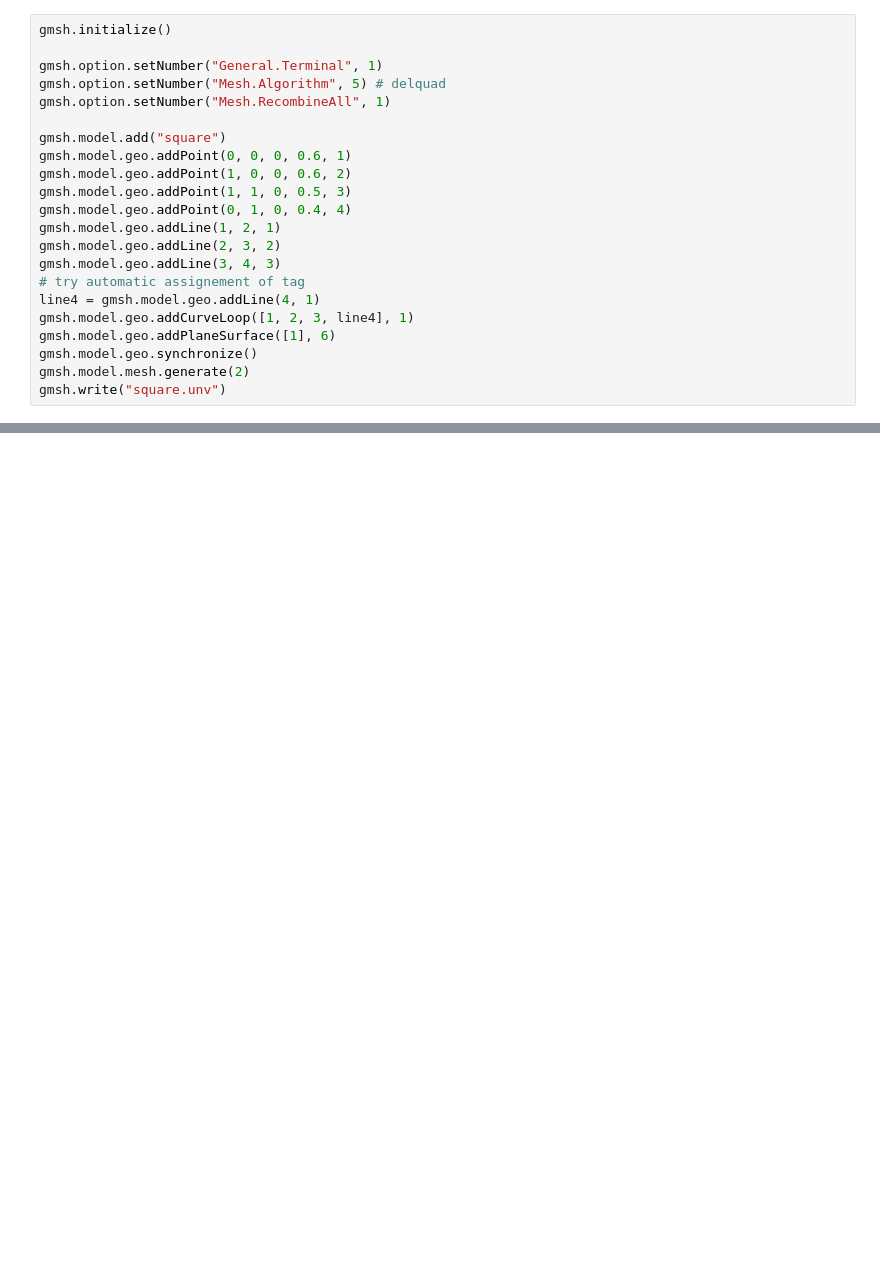
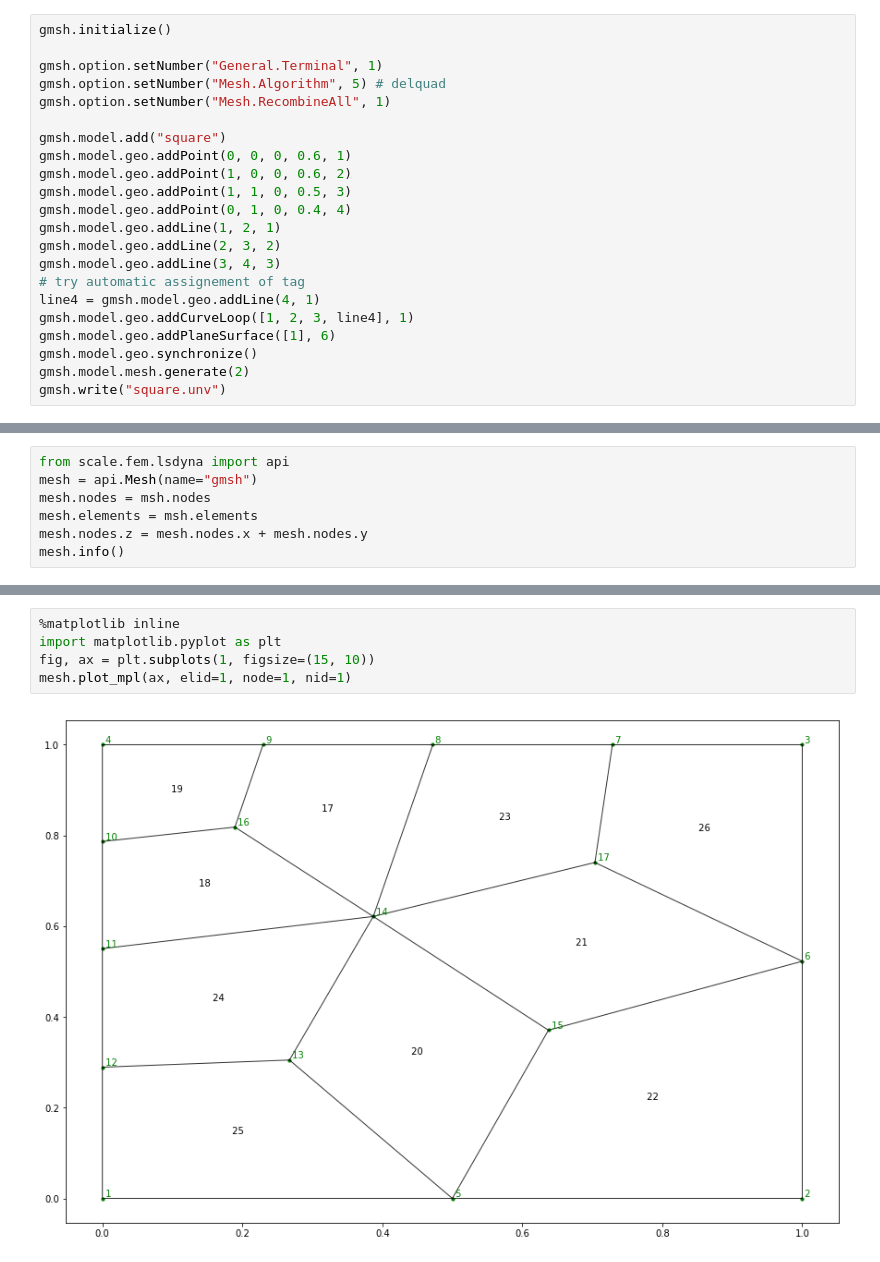
Before and after one commit to lepy/gmsh_api, a Jupyter notebook: ipynb/gmsh_api.ipynb, the cells around one changed output, grey strips where cells are left out. Cells and saved outputs as stored; diff of their text form; blank space fills up the shorter version.

```diff
--- a/ipynb/gmsh_api.ipynb
+++ b/ipynb/gmsh_api.ipynb
@@ -83,0 +87,7 @@ mesh.elements
+# %%
+from scale.fem.lsdyna import api
+mesh = api.Mesh(name="gmsh")
+mesh.nodes = msh.nodes
+mesh.elements = msh.elements
+mesh.nodes.z = mesh.nodes.x + mesh.nodes.y
+mesh.info()
@@ -83,0 +97,7 @@ mesh.elements
+# %%
+%matplotlib inline
+import matplotlib.pyplot as plt
+fig, ax = plt.subplots(1, figsize=(15, 10))
+mesh.plot_mpl(ax, elid=1, node=1, nid=1)
+# %% [output]
+[figure, added]
```
Also changed, not shown: parts of 13 cells of this notebook, 2 other files.
